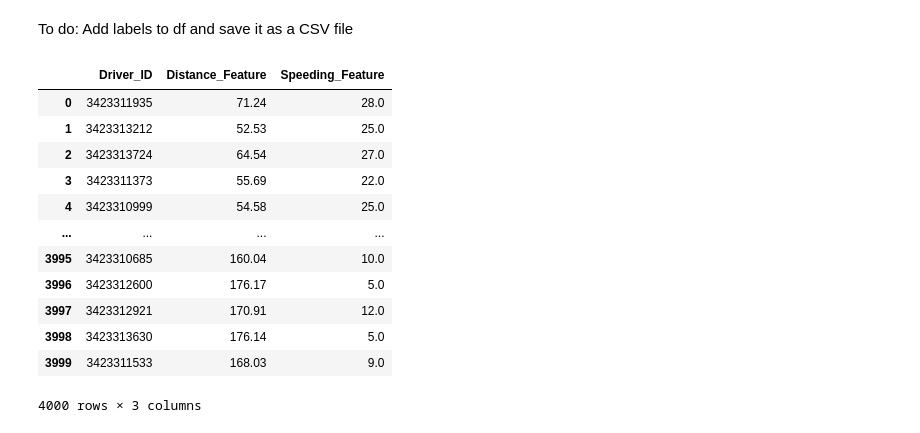
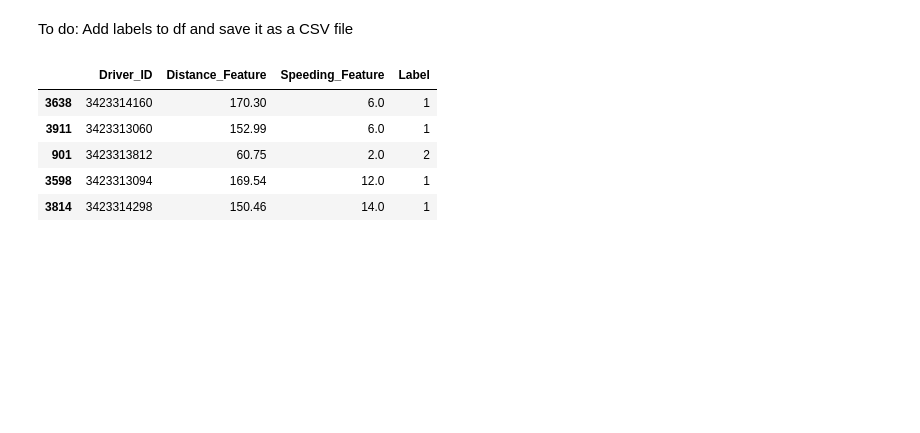
Before and after one commit to wooihaw/pai_july2022, a Jupyter notebook: Part_3/handson_3/handson_3.ipynb, the cells around one changed output. Cells and saved outputs as stored; diff of their text form; code cells hidden in the pictures; blank space fills up the shorter version.

```diff
--- a/Part_3/handson_3/handson_3.ipynb
+++ b/Part_3/handson_3/handson_3.ipynb
@@ -156,19 +156,13 @@ plt.show()
 [figure]
 # %% [markdown]
 To do: Add labels to df and save it as a CSV file
-# %%
-df['Label'] =
-# %% [output]
-|  | Driver_ID | Distance_Feature | Speeding_Feature |
-| 0 | 3423311935 | 71.24 | 28.0 |
-| 1 | 3423313212 | 52.53 | 25.0 |
-| 2 | 3423313724 | 64.54 | 27.0 |
-| 3 | 3423311373 | 55.69 | 22.0 |
-| 4 | 3423310999 | 54.58 | 25.0 |
-| ... | ... | ... | ... |
-| 3995 | 3423310685 | 160.04 | 10.0 |
-| 3996 | 3423312600 | 176.17 | 5.0 |
-| 3997 | 3423312921 | 170.91 | 12.0 |
-| 3998 | 3423313630 | 176.14 | 5.0 |
-| 3999 | 3423311533 | 168.03 | 9.0 |
-4000 rows × 3 columns
+# %%
+df['Label'] = km.labels_
+df.sample(5)
+# %% [output]
+|  | Driver_ID | Distance_Feature | Speeding_Feature | Label |
+| 3638 | 3423314160 | 170.30 | 6.0 | 1 |
+| 3911 | 3423313060 | 152.99 | 6.0 | 1 |
+| 901 | 3423313812 | 60.75 | 2.0 | 2 |
+| 3598 | 3423313094 | 169.54 | 12.0 | 1 |
+| 3814 | 3423314298 | 150.46 | 14.0 | 1 |
```
Also changed, not shown: parts of 1 cell of this notebook.
